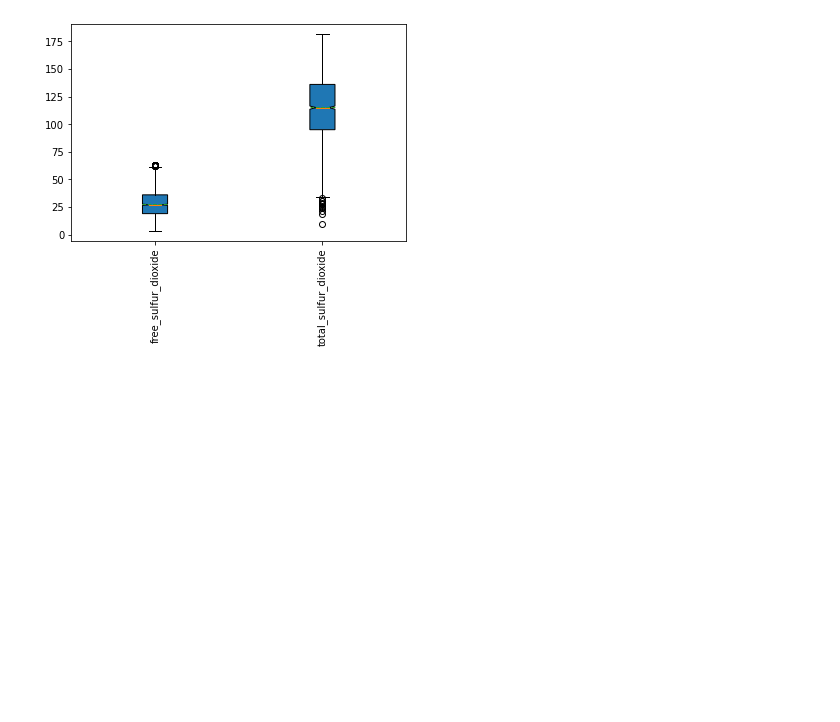
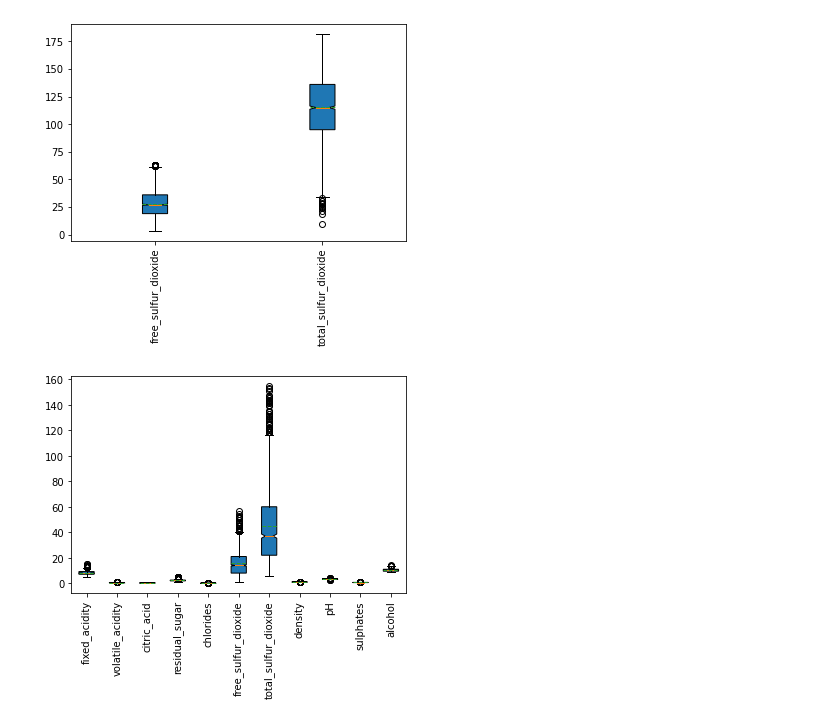
Before and after one commit to nmdollhopf/team1_wine_project, a Jupyter notebook: Wine_exploratory_analysis.ipynb, the cells around one changed output. Cells and saved outputs as stored; diff of their text form; code cells hidden in the pictures; blank space fills up the shorter version.

```diff
--- a/Wine_exploratory_analysis.ipynb
+++ b/Wine_exploratory_analysis.ipynb
@@ -513,3 +566,30 @@ plt.xticks([1,2], ["free_sulfur_dioxide", "total_sulfur_dioxide"], rotation=90)
 plt.show()
 # %% [output]
 [figure]
+# %%
+# plot red wine parameters (in family dataset)
+
+
+fixed_acidity_red = IQR_Red_Wine_Rename_df["fixed_acidity"]
+volatile_acidity_red = IQR_Red_Wine_Rename_df["volatile_acidity"]
+citric_acid_red = IQR_Red_Wine_Rename_df["citric_acid"]
+residual_sugar_red = IQR_Red_Wine_Rename_df["residual_sugar"]
+chlorides_red = IQR_Red_Wine_Rename_df["chlorides"]
+free_sulfur_dioxide_red = IQR_Red_Wine_Rename_df["free_sulfur_dioxide"]
+total_sulfur_dioxide_red = IQR_Red_Wine_Rename_df["total_sulfur_dioxide"]
+density_red = IQR_Red_Wine_Rename_df["density"]
+pH_red = IQR_Red_Wine_Rename_df["pH"]
+sulphates_red = IQR_Red_Wine_Rename_df["sulphates"]
+alcohol_red = IQR_Red_Wine_Rename_df["alcohol"]
+# %%
+# box plots red wine
+
+fig, ax = plt.subplots()
+
+columns_red = [fixed_acidity_red,volatile_acidity_red,citric_acid_red,residual_sugar_red,chlorides_red, free_sulfur_dioxide_red, total_sulfur_dioxide_red, density_red,pH_red,sulphates_red,alcohol_red]
+ax.boxplot(columns_red,notch=True, patch_artist=True,meanline=True, showmeans=True)
+plt.xticks([1,2,3,4,5,6,7,8,9,10,11], ["fixed_acidity","volatile_acidity","citric_acid","residual_sugar","chlorides", "free_sulfur_dioxide", "total_sulfur_dioxide","density","pH","sulphates","alcohol"], rotation=90)
+
+plt.show()
+# %% [output]
+[figure, added]
```
Also changed, not shown: parts of 10 cells of this notebook.
